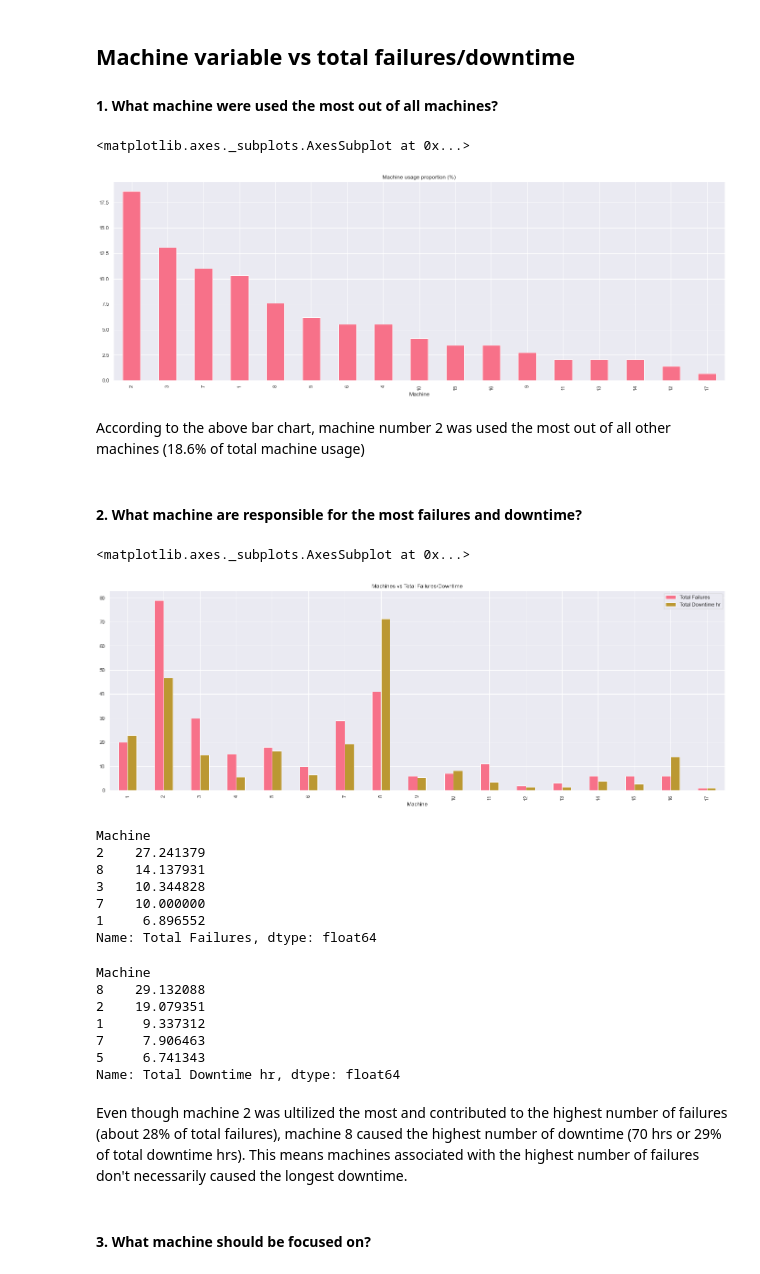
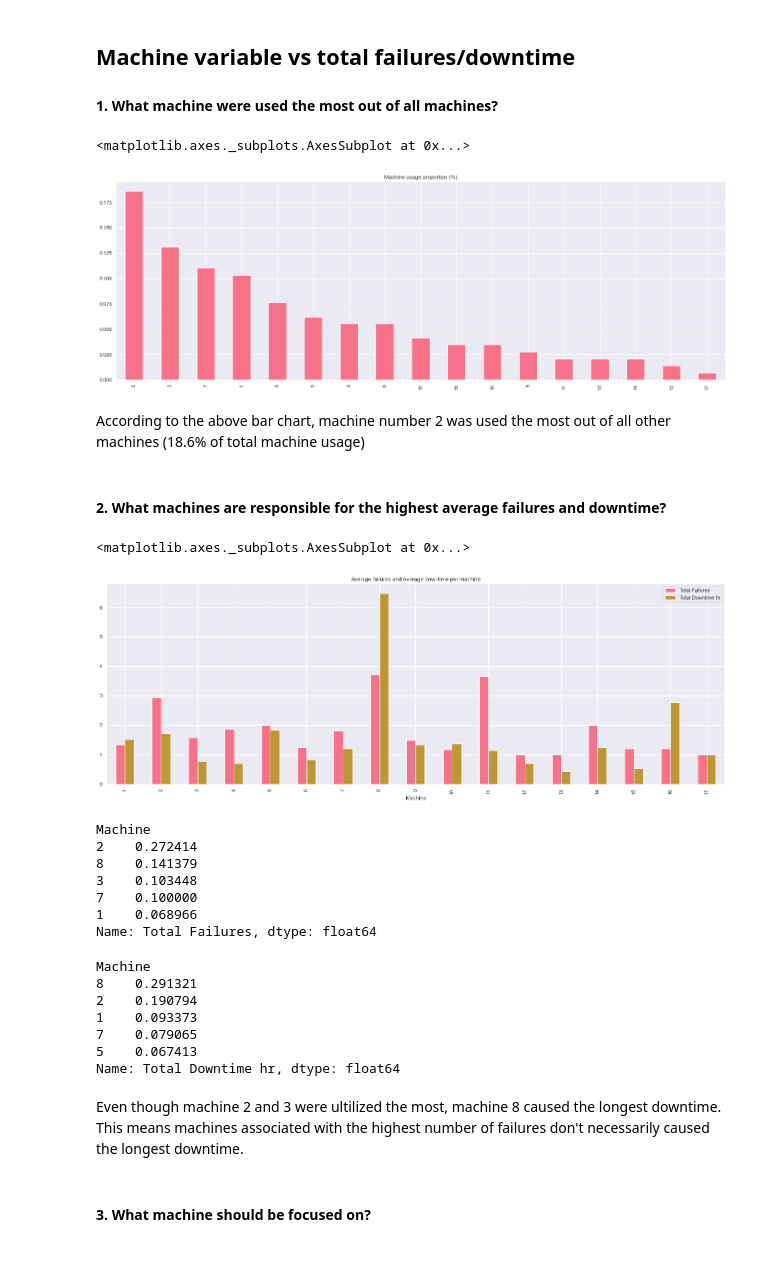
Before and after one commit to vilandao/analytics_onboarding, a Jupyter notebook: Exploration.ipynb, the cells around one changed output. Saved outputs shown, nothing was run; the diff lists cells and outputs as text; code cells hidden in the pictures.

```diff
--- a/Exploration.ipynb
+++ b/Exploration.ipynb
@@ -276,52 +282,52 @@ DatetimeIndex(['2020-11-11'], dtype='datetime64[ns]', freq=None)
 #### 1. What machine were used the most out of all machines?
 # %%
 # create machine_proportion and draw a barchart
-machine_proportion= combined_df.groupby('Machine')['Machine'].count()/len(combined_df)*100
+machine_proportion = combined_df['Machine'].value_counts(normalize = True)
 
 machine_proportion.sort_values(ascending=False).plot(kind='bar',
                                                      title = 'Machine usage proportion (%)')
 # %% [output]
 <matplotlib.axes._subplots.AxesSubplot at 0x...>
-[figure, old version]
+[figure, new version]
 # %% [markdown]
 According to the above bar chart, machine number 2 was used the most out of all other machines (18.6% of total machine usage)
 # %% [markdown]
-#### 2. What machine are responsible for the most failures and downtime?
+#### 2. What machines are responsible for the highest average failures and downtime?
 # %%
 # create new dataframe that capture the relationship between machine and total failures/downtime
-machine_failure_downtime = combined_df.groupby('Machine')['Total Failures', 'Total Downtime hr'].sum()
+machine_failure_downtime = combined_df.groupby('Machine')['Total Failures', 'Total Downtime hr'].mean()
 
 machine_failure_downtime.plot(kind='bar',
-                              title = 'Machines vs Total Failures/Downtime')
+                              title = 'Average failures and Average downtime per machine')
 # %% [output]
 <matplotlib.axes._subplots.AxesSubplot at 0x...>
-[figure, old version]
+[figure, new version]
 # %%
-# proportion of total failures per each machine
-machine_failure = combined_df.groupby('Machine')['Total Failures'].sum()/combined_df['Total Failures'].sum()*100
+# proportion of failures over total failures per each machine
+machine_failure = combined_df.groupby('Machine')['Total Failures'].sum()/combined_df['Total Failures'].sum()
 machine_failure.sort_values(ascending = False).head()
 # %% [output]
 Machine
-2    27.241379
-8    14.137931
-3    10.344828
-7    10.000000
-1     6.896552
+2    0.272414
+8    0.141379
+3    0.103448
+7    0.100000
+1    0.068966
 Name: Total Failures, dtype: float64
 # %%
-# percent of downtime(hr)/total downtime(hr) per each machine
-machine_downtime = combined_df.groupby('Machine')['Total Downtime hr'].sum()/combined_df['Total Downtime hr'].sum()*100
+# proportion of downtime(hr) over total downtime(hr) per each machine
+machine_downtime = combined_df.groupby('Machine')['Total Downtime hr'].sum()/combined_df['Total Downtime hr'].sum()
 machine_downtime.sort_values(ascending = False).head()
 # %% [output]
 Machine
-8    29.132088
-2    19.079351
-1     9.337312
-7     7.906463
-5     6.741343
+8    0.291321
+2    0.190794
+1    0.093373
+7    0.079065
+5    0.067413
 Name: Total Downtime hr, dtype: float64
 # %% [markdown]
-Even though machine 2 was ultilized the most and contributed to the highest number of failures (about 28% of total failures), machine 8 caused the highest number of downtime (70 hrs or 29% of total downtime hrs). This means machines associated with the highest number of failures don't necessarily caused the longest downtime.
+Even though machine 2 and 3 were ultilized the most, machine 8 caused the longest downtime. This means machines associated with the highest number of failures don't necessarily caused the longest downtime.
 # %% [markdown]
 #### 3. What machine should be focused on?
 # %%
```
Also changed, not shown: parts of 57 cells of this notebook.
